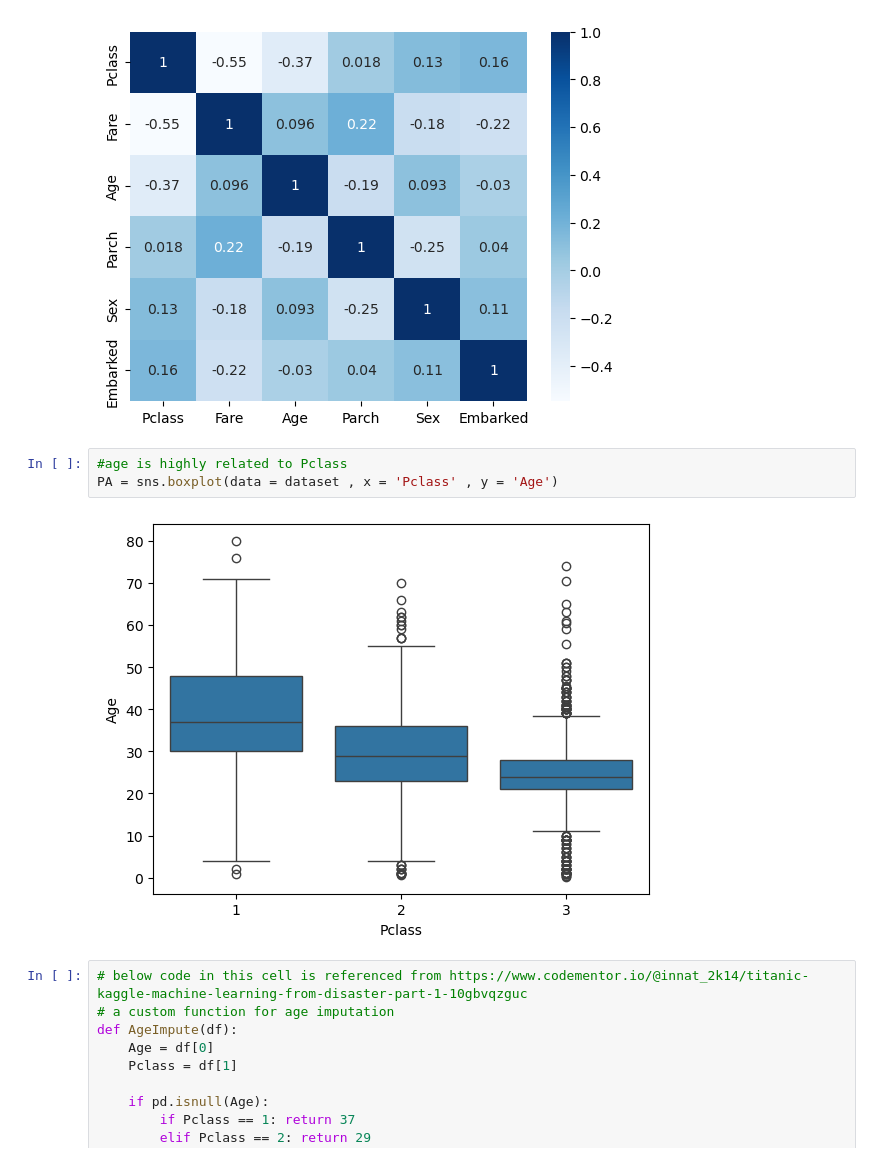
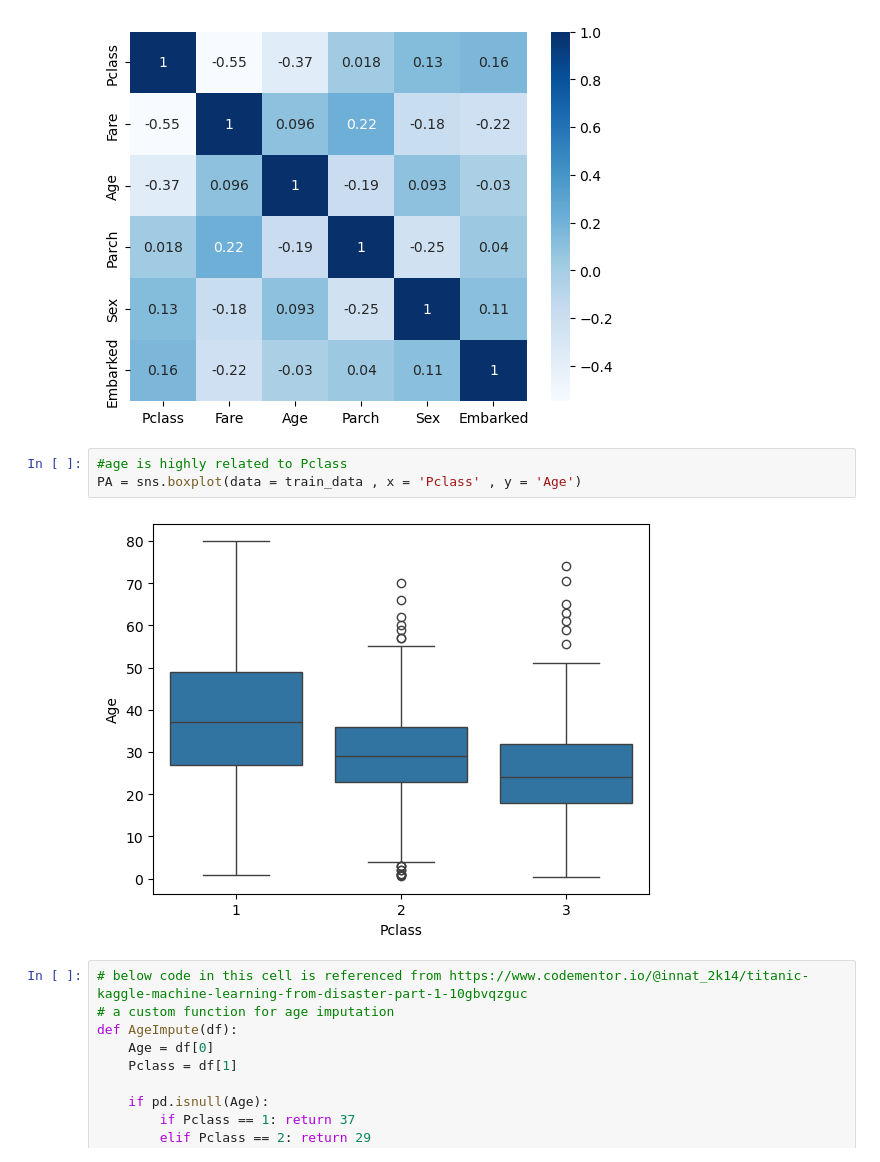
Before and after one commit to Aditri04/Titanic-ML, a Jupyter notebook: titanic-data-analysis and pred.ipynb, the cells around one changed output. Saved outputs shown, nothing was run; the diff lists cells and outputs as text.

```diff
--- a/titanic-data-analysis and pred.ipynb
+++ b/titanic-data-analysis and pred.ipynb
@@ -109,9 +117,9 @@ sns.heatmap(corr, cmap="Blues", annot=True)
 [figure]
 # %%
 #age is highly related to Pclass
-PA = sns.boxplot(data = dataset , x = 'Pclass' , y = 'Age')
+PA = sns.boxplot(data = train_data , x = 'Pclass' , y = 'Age')
 # %% [output]
-[figure, old version]
+[figure, new version]
 # %%
 # below code in this cell is referenced from https://www.codementor.io/@innat_2k14/titanic-kaggle-machine-learning-from-disaster-part-1-10gbvqzguc
 # a custom function for age imputation
```
Also changed, not shown: parts of 22 cells of this notebook.
